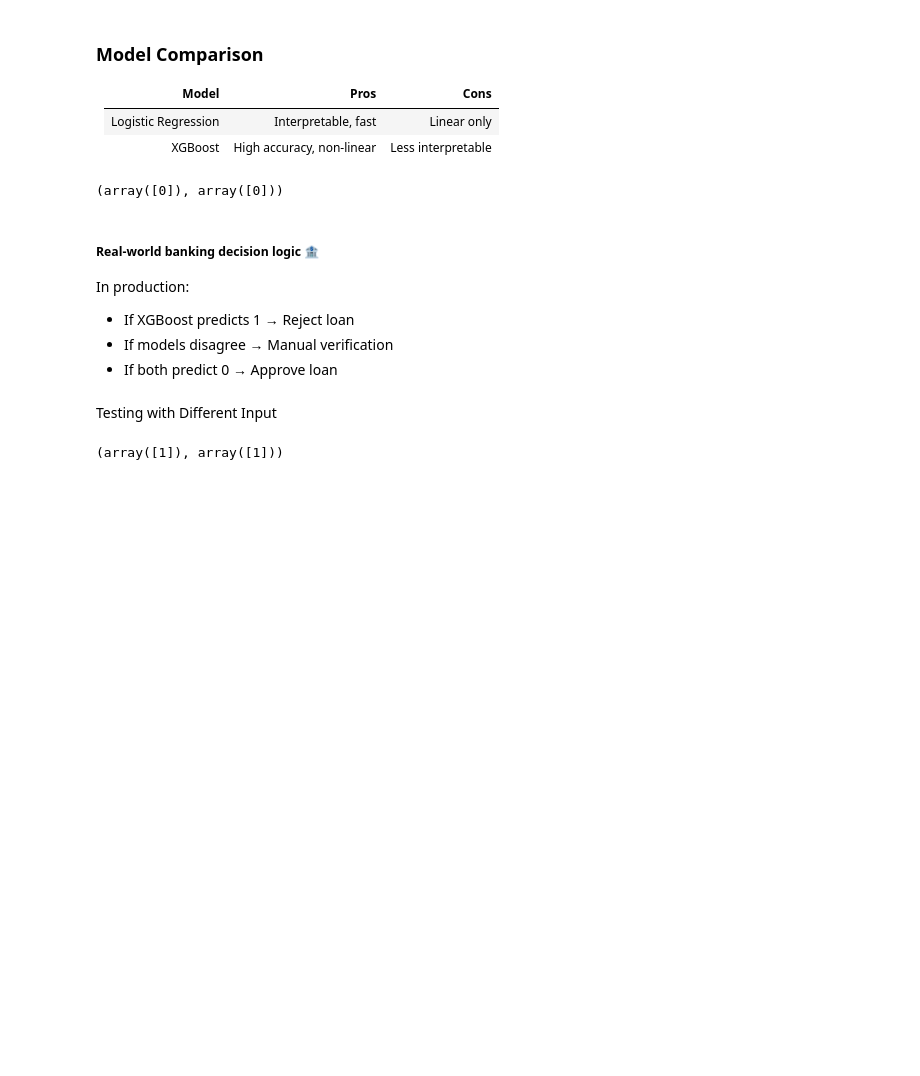
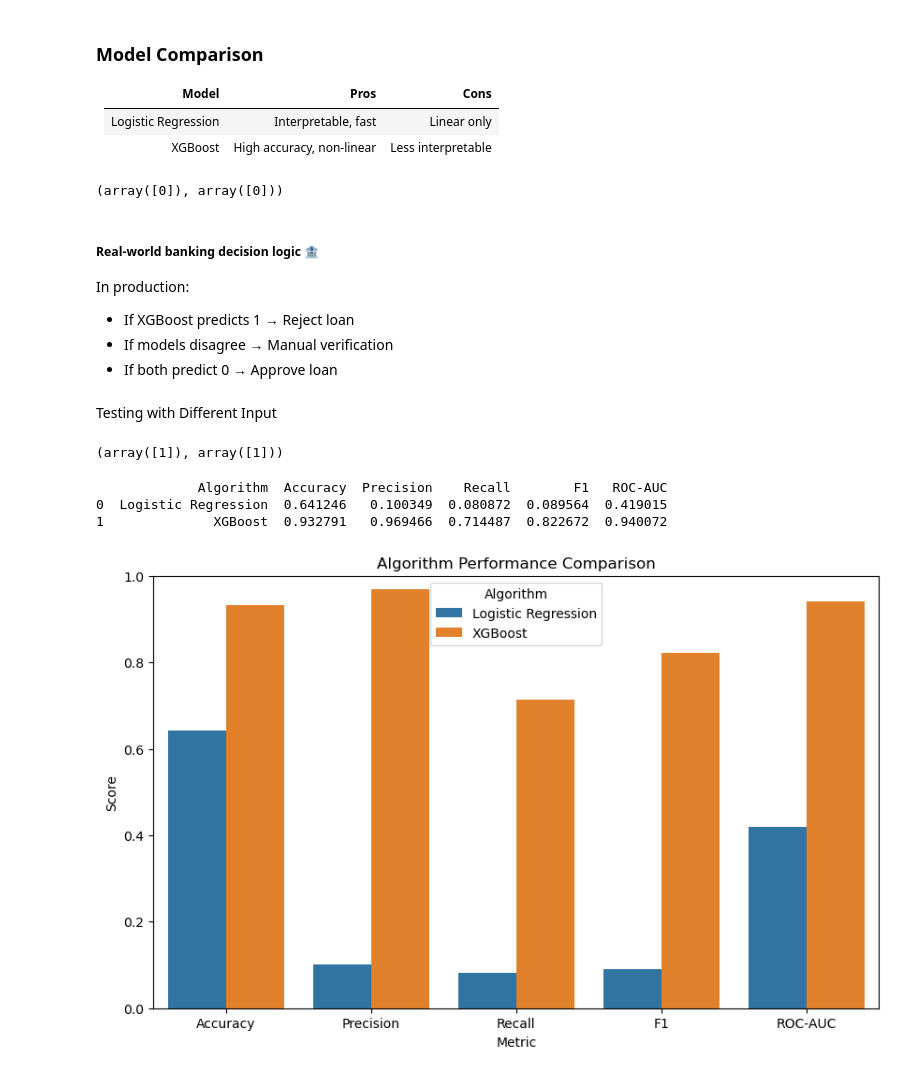
Before and after one commit to Prashanthsyntax/LoomX, a Jupyter notebook: AI/credit_scoring_model.ipynb, the cells around one changed output. Cells and saved outputs as stored; diff of their text form; code cells hidden in the pictures; blank space fills up the shorter version.

```diff
--- a/AI/credit_scoring_model.ipynb
+++ b/AI/credit_scoring_model.ipynb
@@ -414,3 +414,47 @@ xgb_pred = xgb_model.predict(new_df)
 log_pred, xgb_pred
 # %% [output]
 (array([1]), array([1]))
+# %%
+from sklearn.metrics import accuracy_score, precision_score, recall_score, f1_score, roc_auc_score
+
+# Predictions
+y_pred_log = log_model.predict(X_test)
+y_pred_xgb = xgb_model.predict(X_test)
+
+# Metrics
+metrics = {
+    "Algorithm": ["Logistic Regression", "XGBoost"],
+    "Accuracy": [accuracy_score(y_test, y_pred_log),
+                 accuracy_score(y_test, y_pred_xgb)],
+    "Precision": [precision_score(y_test, y_pred_log),
+                  precision_score(y_test, y_pred_xgb)],
+    "Recall": [recall_score(y_test, y_pred_log),
+               recall_score(y_test, y_pred_xgb)],
+    "F1": [f1_score(y_test, y_pred_log),
+           f1_score(y_test, y_pred_xgb)],
+    "ROC-AUC": [roc_auc_score(y_test, log_model.predict_proba(X_test)[:,1]),
+                roc_auc_score(y_test, xgb_model.predict_proba(X_test)[:,1])]
+}
+# %%
+import pandas as pd
+
+df_metrics = pd.DataFrame(metrics)
+print(df_metrics)
+# %% [output]
+             Algorithm  Accuracy  Precision    Recall        F1   ROC-AUC
+0  Logistic Regression  0.641246   0.100349  0.080872  0.089564  0.419015
+1              XGBoost  0.932791   0.969466  0.714487  0.822672  0.940072
+# %%
+import matplotlib.pyplot as plt
+import seaborn as sns
+
+# Melt the DataFrame for seaborn plotting
+df_melted = df_metrics.melt(id_vars="Algorithm", var_name="Metric", value_name="Score")
+
+plt.figure(figsize=(10,6))
+sns.barplot(x="Metric", y="Score", hue="Algorithm", data=df_melted)
+plt.title("Algorithm Performance Comparison")
+plt.ylim(0, 1)
+plt.show()
+# %% [output]
+[figure, added]
```
Also changed, not shown: 3 other files.
